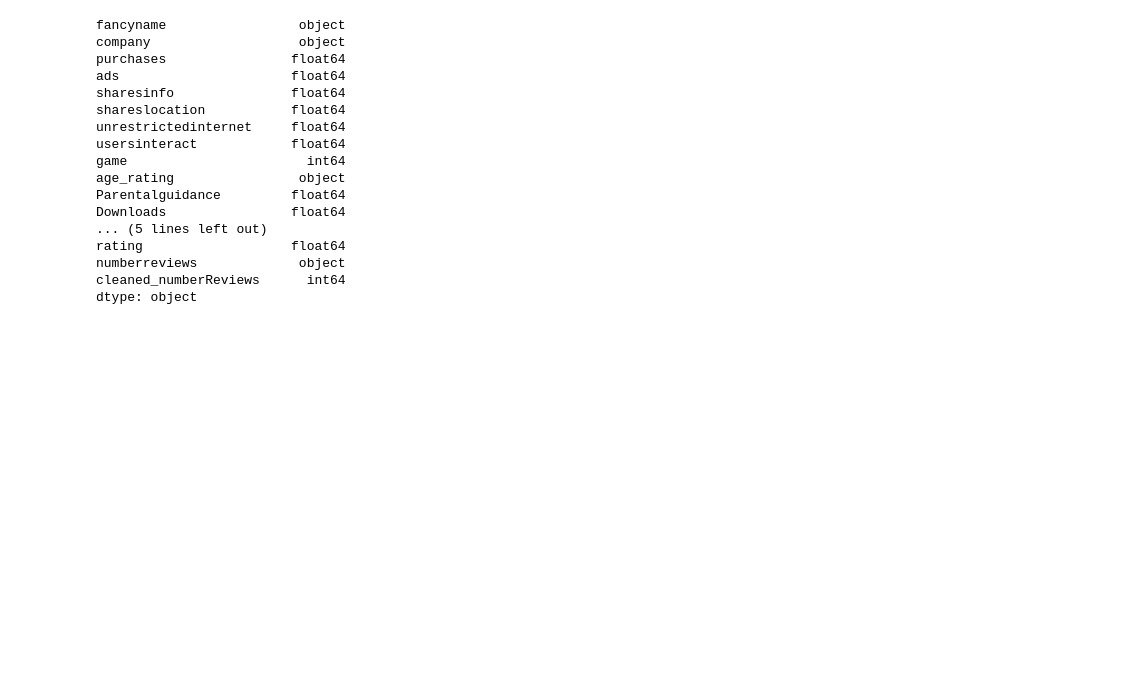
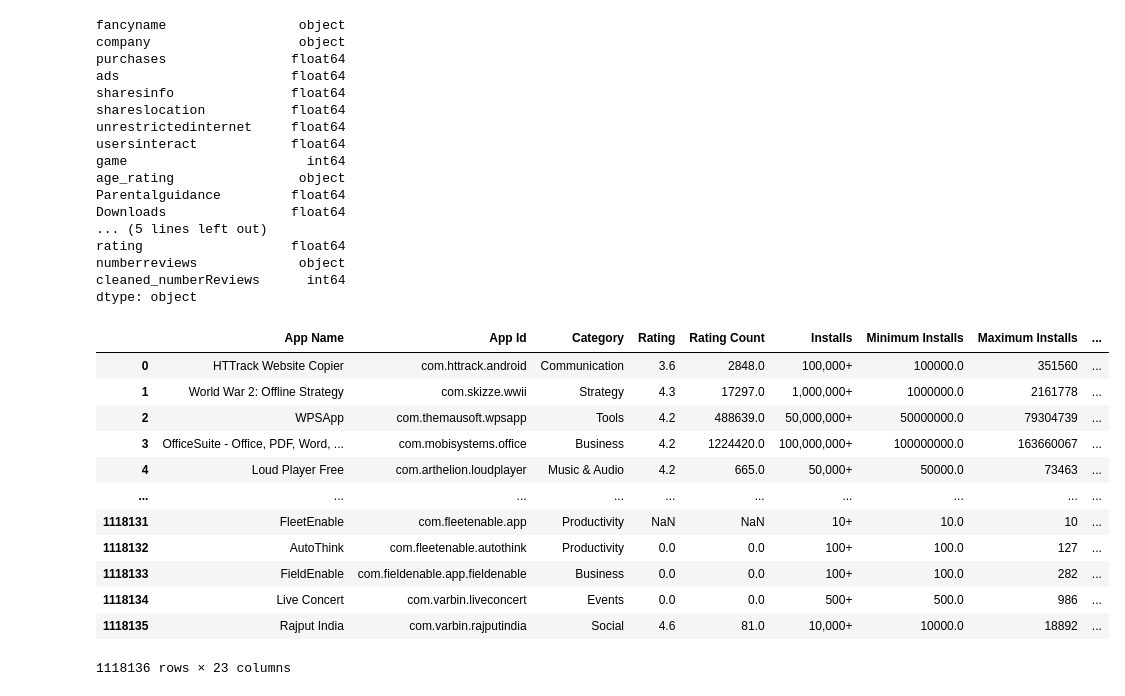
Before and after one commit to UTOR-VIRT-DATA-PT-10-2020-U-B-TEAM-6-FP/Final-Project, a Jupyter notebook: Preprocessing.ipynb, the cells around one changed output. Drawn from its saved outputs; the diff is of its cells as text; code cells hidden in the pictures; blank space fills up the shorter version.

Commit message:
Updated preprocessing logic. Joined google apps dataset

```diff
--- a/Preprocessing.ipynb
+++ b/Preprocessing.ipynb
@@ -185,0 +187,19 @@ df_notna.to_csv(".\cleaned.csv", index=False)
+# %%
+# Load Google play data
+df_gp = pd.read_csv("Google-Playstore.csv", low_memory=False)
+# %%
+df_gp
+# %% [output]
+|  | App Name | App Id | Category | Rating | Rating Count | Installs | Minimum Installs | Maximum Installs | ... |
+| 0 | HTTrack Website Copier | com.httrack.android | Communication | 3.6 | 2848.0 | 100,000+ | 100000.0 | 351560 | ... |
+| 1 | World War 2: Offline Strategy | com.skizze.wwii | Strategy | 4.3 | 17297.0 | 1,000,000+ | 1000000.0 | 2161778 | ... |
+| 2 | WPSApp | com.themausoft.wpsapp | Tools | 4.2 | 488639.0 | 50,000,000+ | 50000000.0 | 79304739 | ... |
+| 3 | OfficeSuite - Office, PDF, Word, ... | com.mobisystems.office | Business | 4.2 | 1224420.0 | 100,000,000+ | 100000000.0 | 163660067 | ... |
+| 4 | Loud Player Free | com.arthelion.loudplayer | Music & Audio | 4.2 | 665.0 | 50,000+ | 50000.0 | 73463 | ... |
+| ... | ... | ... | ... | ... | ... | ... | ... | ... | ... |
+| 1118131 | FleetEnable | com.fleetenable.app | Productivity | NaN | NaN | 10+ | 10.0 | 10 | ... |
+| 1118132 | AutoThink | com.fleetenable.autothink | Productivity | 0.0 | 0.0 | 100+ | 100.0 | 127 | ... |
+| 1118133 | FieldEnable | com.fieldenable.app.fieldenable | Business | 0.0 | 0.0 | 100+ | 100.0 | 282 | ... |
+| 1118134 | Live Concert | com.varbin.liveconcert | Events | 0.0 | 0.0 | 500+ | 500.0 | 986 | ... |
+| 1118135 | Rajput India | com.varbin.rajputindia | Social | 4.6 | 81.0 | 10,000+ | 10000.0 | 18892 | ... |
+1118136 rows × 23 columns
```
Also changed, not shown: parts of 13 cells of this notebook, 1 other file.
